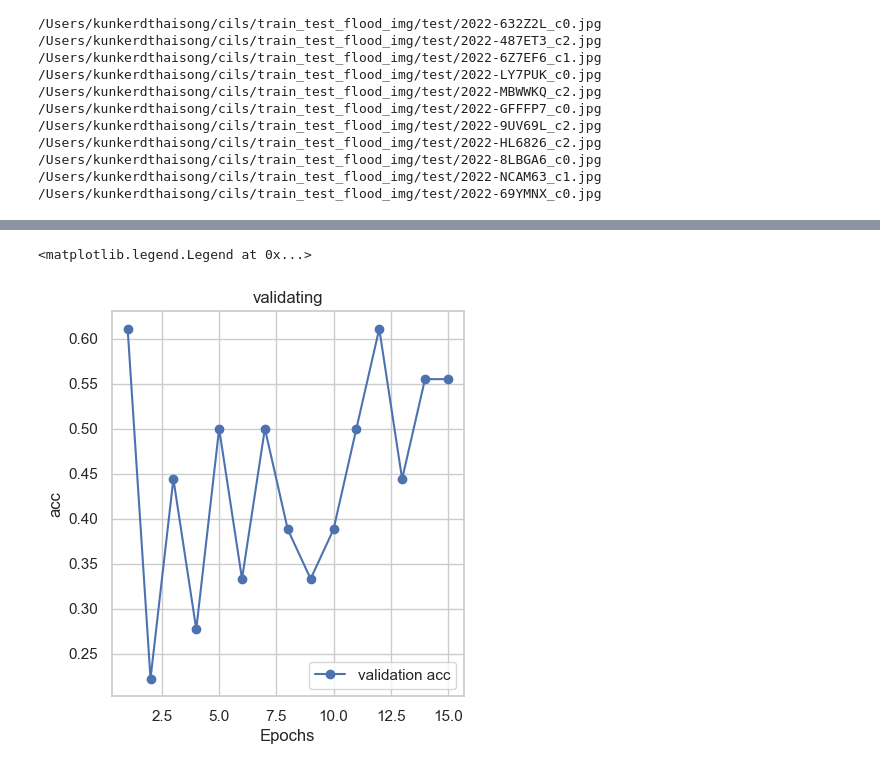
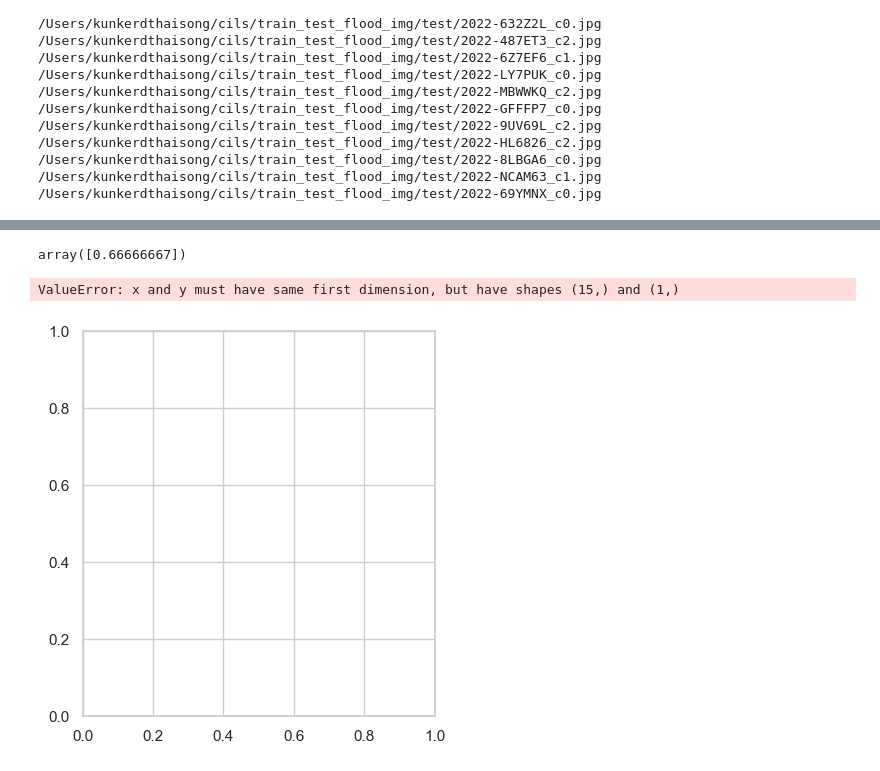
Before and after one commit to Augustus2011/flooded_road, a Jupyter notebook: ex.ipynb, the cells around one changed output, grey strips where cells are left out. Drawn from its saved outputs; the diff is of its cells as text; code cells hidden in the pictures.

```diff
--- a/ex.ipynb
+++ b/ex.ipynb
@@ -169,14 +218,19 @@ pt
+# %%
+np.load("/Users/kunkerdthaisong/cils/flooded_road/training_logs/3/acc_hist.npy")
+# %% [output]
+array([0.66666667])
 # %%
 sns.set(style="whitegrid")
 
 # Loss plot
 plt.figure(figsize=(10, 5))
 plt.subplot(1, 2, 1)
-plt.plot(range(1,16),pt["acc"].to_list(), label='validation acc', marker='o')
-plt.title('validating')
+plt.plot(range(1,16),np.load("/Users/kunkerdthaisong/cils/flooded_road/training_logs/3/acc_hist.npy"), label='validation acc', marker='o')
+plt.title('traning')
 plt.xlabel('Epochs')
-plt.ylabel('acc')
+plt.ylabel('loss')
 plt.legend()
+plt.close()
 # %% [output]
-<matplotlib.legend.Legend at 0x...>
+ValueError: x and y must have same first dimension, but have shapes (15,) and (1,)
-[figure, old version]
+[figure, new version]
```
Also changed, not shown: parts of 18 cells of this notebook, 3 other files.
